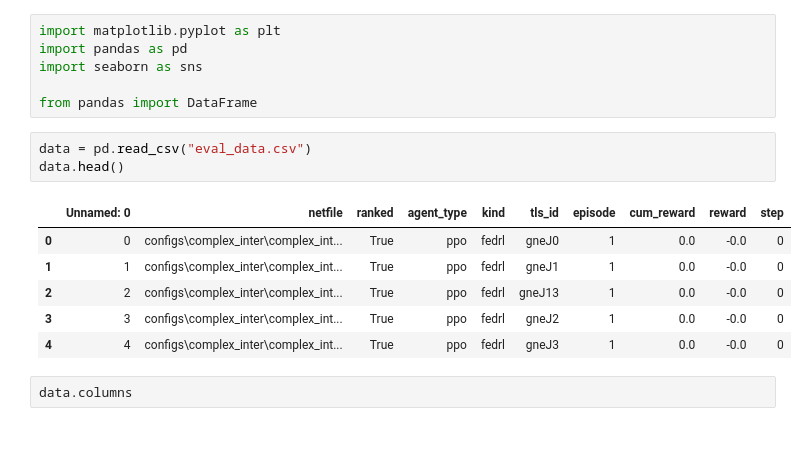
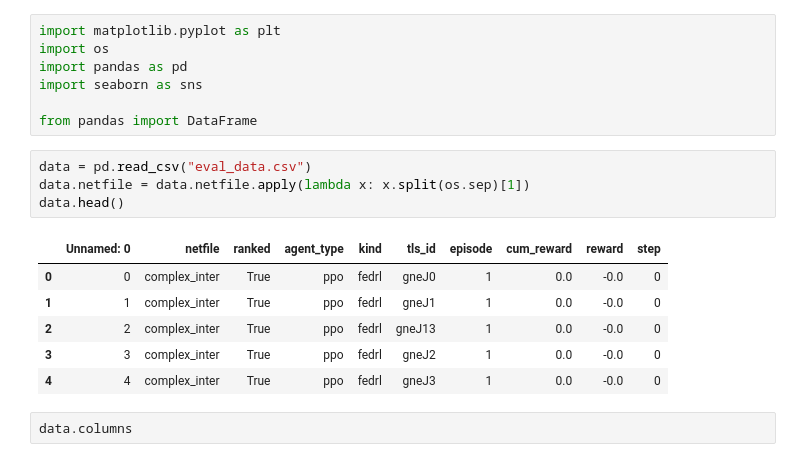
Before and after one commit to nathaniel-hudson/SUMO-FedRL, a Jupyter notebook: Testing Eval.ipynb, the cells around one changed output. Saved outputs shown, nothing was run; the diff lists cells and outputs as text.

```diff
--- a/Testing Eval.ipynb
+++ b/Testing Eval.ipynb
@@ -1,19 +1,21 @@
 # %%
 import matplotlib.pyplot as plt
+import os
 import pandas as pd
 import seaborn as sns
 
 from pandas import DataFrame
 # %%
 data = pd.read_csv("eval_data.csv")
+data.netfile = data.netfile.apply(lambda x: x.split(os.sep)[1])
 data.head()
 # %% [output]
 |  | Unnamed: 0 | netfile | ranked | agent_type | kind | tls_id | episode | cum_reward | reward | step |
-| 0 | 0 | configs\complex_inter\complex_int... | True | ppo | fedrl | gneJ0 | 1 | 0.0 | -0.0 | 0 |
-| 1 | 1 | configs\complex_inter\complex_int... | True | ppo | fedrl | gneJ1 | 1 | 0.0 | -0.0 | 0 |
-| 2 | 2 | configs\complex_inter\complex_int... | True | ppo | fedrl | gneJ13 | 1 | 0.0 | -0.0 | 0 |
-| 3 | 3 | configs\complex_inter\complex_int... | True | ppo | fedrl | gneJ2 | 1 | 0.0 | -0.0 | 0 |
-| 4 | 4 | configs\complex_inter\complex_int... | True | ppo | fedrl | gneJ3 | 1 | 0.0 | -0.0 | 0 |
+| 0 | 0 | complex_inter | True | ppo | fedrl | gneJ0 | 1 | 0.0 | -0.0 | 0 |
+| 1 | 1 | complex_inter | True | ppo | fedrl | gneJ1 | 1 | 0.0 | -0.0 | 0 |
+| 2 | 2 | complex_inter | True | ppo | fedrl | gneJ13 | 1 | 0.0 | -0.0 | 0 |
+| 3 | 3 | complex_inter | True | ppo | fedrl | gneJ2 | 1 | 0.0 | -0.0 | 0 |
+| 4 | 4 | complex_inter | True | ppo | fedrl | gneJ3 | 1 | 0.0 | -0.0 | 0 |
 # %%
 data.columns
 # %% [output]
```
Also changed, not shown: parts of 1 cell of this notebook, 2 other files.
